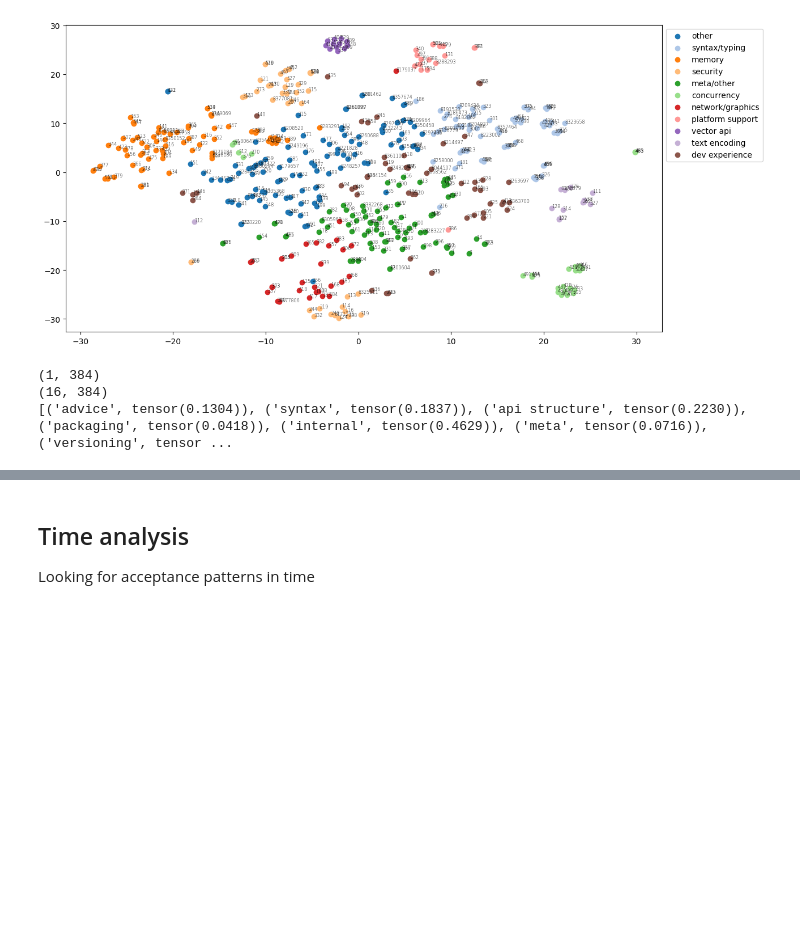
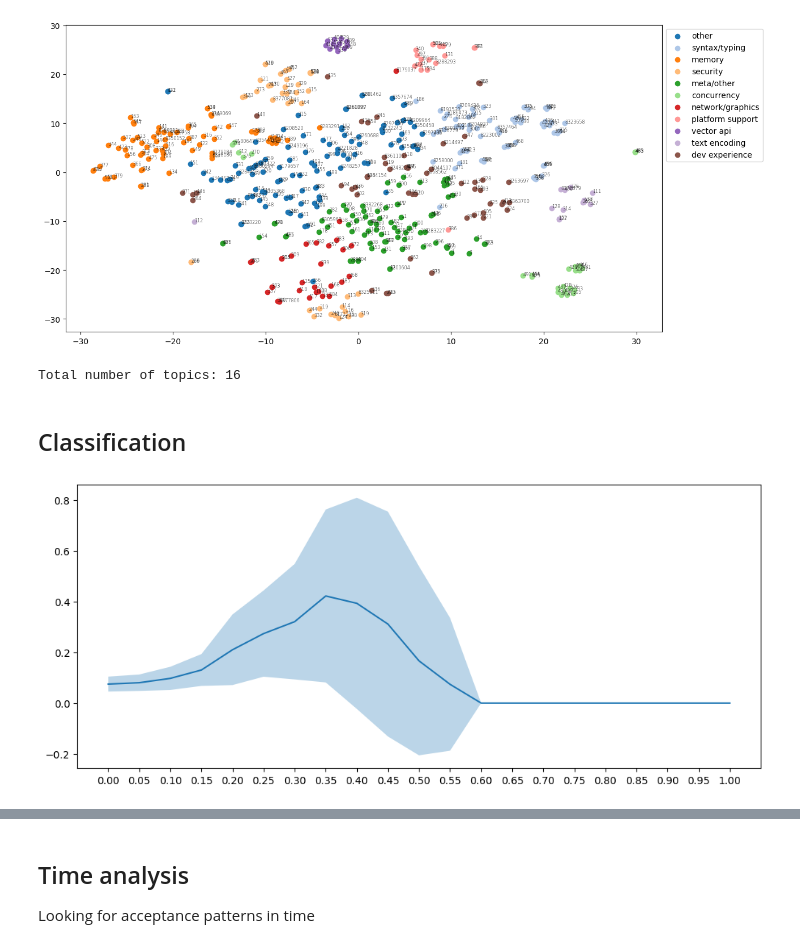
Before and after one commit to StijnRis/cse3000-sep, a Jupyter notebook: rq4-nep-jep/analysis.ipynb, the cells around one changed output, grey strips where cells are left out. Cells and saved outputs as stored; diff of their text form; code cells hidden in the pictures; blank space fills up the shorter version.

Commit message:
time analysis, attempts at topics

```diff
--- a/rq4-nep-jep/analysis.ipynb
+++ b/rq4-nep-jep/analysis.ipynb
@@ -761,20 +769,68 @@ topic_explanations.update({
 })
+# %%
+topics = list(topic_explanations.keys())
+print('Total number of topics:', len(topics))
+# %% [output]
+Total number of topics: 16
+# %% [markdown]
+## Classification
+# %%
+from torch import Tensor
+
+def similarities_with_topics(proj_id: int, prop_ids_and_revs: Iterable[tuple[str, ProposalRevision]], topics: Iterable[str]) -> Tensor:
+  project = projects[proj_id]
+  explanations = [topic_explanations[topic]
+      .format(project_name=project.project_name, sep_name=project.enhancement_proposal_name)
+    for topic in topics]
+  topic_embeds = np.array([minilm_embedder.encode(expl, normalize_embeddings=True, convert_to_numpy=True, output_value='sentence_embedding')
+    for expl in explanations], dtype=np.float32)
+
+  embs = np.array([get_proposal_embedding(
+      tokenize_content()(sanitize_content(proj_id, revision_content(rev))),
+      minilm_embedder, proj_id, prop_id, 'MiniLM', 'content')
+    for prop_id, rev in prop_ids_and_revs], dtype=np.float32)
+  return minilm_embedder.similarity(embs, topic_embeds)
 # %%
-topics_and_explanations = [(lab, expl) for lab, expl in topic_explanations.items()]
-topic_embeds = np.array([minilm_embedder.encode(expl, normalize_embeddings=True, convert_to_numpy=True, output_value='sentence_embedding')
-  for _, expl in topics_and_explanations], dtype=np.float32)
-rev = proposal_latest_revision(6, '506')
-assert rev
-cont = revision_content(rev)
-emb = np.array([get_proposal_embedding(tokenize_content()(sanitize_content(6, cont)), minilm_embedder, 6, '506', 'MiniLM', 'content')], dtype=np.float32)
-print(emb.shape)
-print(topic_embeds.shape)
-sim = minilm_embedder.similarity(emb, topic_embeds)
-print([(topics_and_explanations[i][0], s) for i, s in enumerate(sim[0])])
+V = TypeVar('V')
+def jaccard_sim(a: set[V], b: set[V]) -> float:
+  return len(a & b) / len(a | b)
+
+check_prop_topics = dict[str, set[str]]()
+for prop_id, prop_topics in sep_topics[proj_id_to_check].items():
+  for topic in prop_topics:
+    if prop_id not in check_prop_topics: check_prop_topics[prop_id] = set()
+    check_prop_topics[prop_id].add(topic)
+for meanings in label_meanings_and_examples.values():
+  for topic, examples in meanings:
+    if topic in topic_explanations:
+      for prop_id in examples:
+        if prop_id not in check_prop_topics: check_prop_topics[prop_id] = set()
+        check_prop_topics[prop_id].add(topic)
+
+check_prop_ids = list(check_prop_topics.keys())
+check_revs = [(prop_id, proposal_latest_revision(proj_id_to_check, prop_id)) for prop_id in check_prop_ids]
+check_revs = [(prop_id, r) for prop_id, r in check_revs if r is not None]
+sims = similarities_with_topics(proj_id_to_check, check_revs, topics)
+# for idx, prop_id in enumerate(check_prop_ids):
+#   print(prop_id)
+#   print(check_prop_topics[prop_id])
+#   print(sorted([(s, topics_and_explanations[i][0]) for i, s in enumerate(sims[idx])], reverse=True))
+
+thresholds = np.linspace(0., 1., 21, dtype=float)
+accuracies = np.array([[jaccard_sim(
+    check_prop_topics[prop_id],
+    {topics[t_i] for t_i, sim in enumerate(sims[p_i]) if sim >= thres}
+    ) for p_i, prop_id in enumerate(check_prop_ids)]
+    for thres in thresholds])
+mean_accs = np.mean(accuracies, axis=1, dtype=float)
+stddev_accs = np.std(accuracies, axis=1, dtype=float)
+_ = plt.figure(figsize=(12, 5))
+_ = plt.plot(thresholds, mean_accs)
+_ = plt.fill_between(thresholds, mean_accs - stddev_accs, mean_accs + stddev_accs, alpha=0.3)
+_ = plt.xticks(thresholds)
+plt.show()
 # %% [output]
-(1, 384)
-(16, 384)
-[('advice', tensor(0.1304)), ('syntax', tensor(0.1837)), ('api structure', tensor(0.2230)), ('packaging', tensor(0.0418)), ('internal', tensor(0.4629)), ('meta', tensor(0.0716)), ('versioning', tensor ...
+[figure, added]
 # %%
 from google import genai
 from google.genai.errors import ClientError
```
Also changed, not shown: parts of 22 cells of this notebook, 32 other files.
